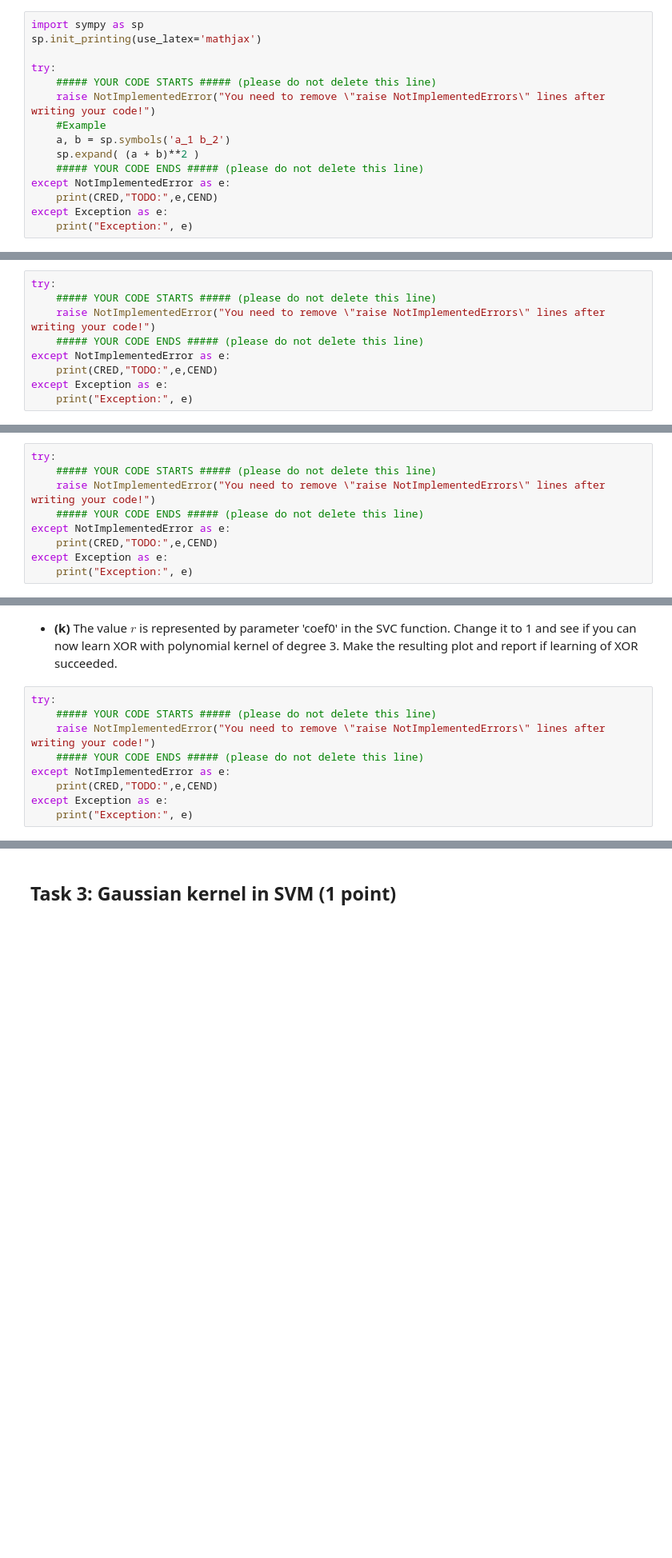
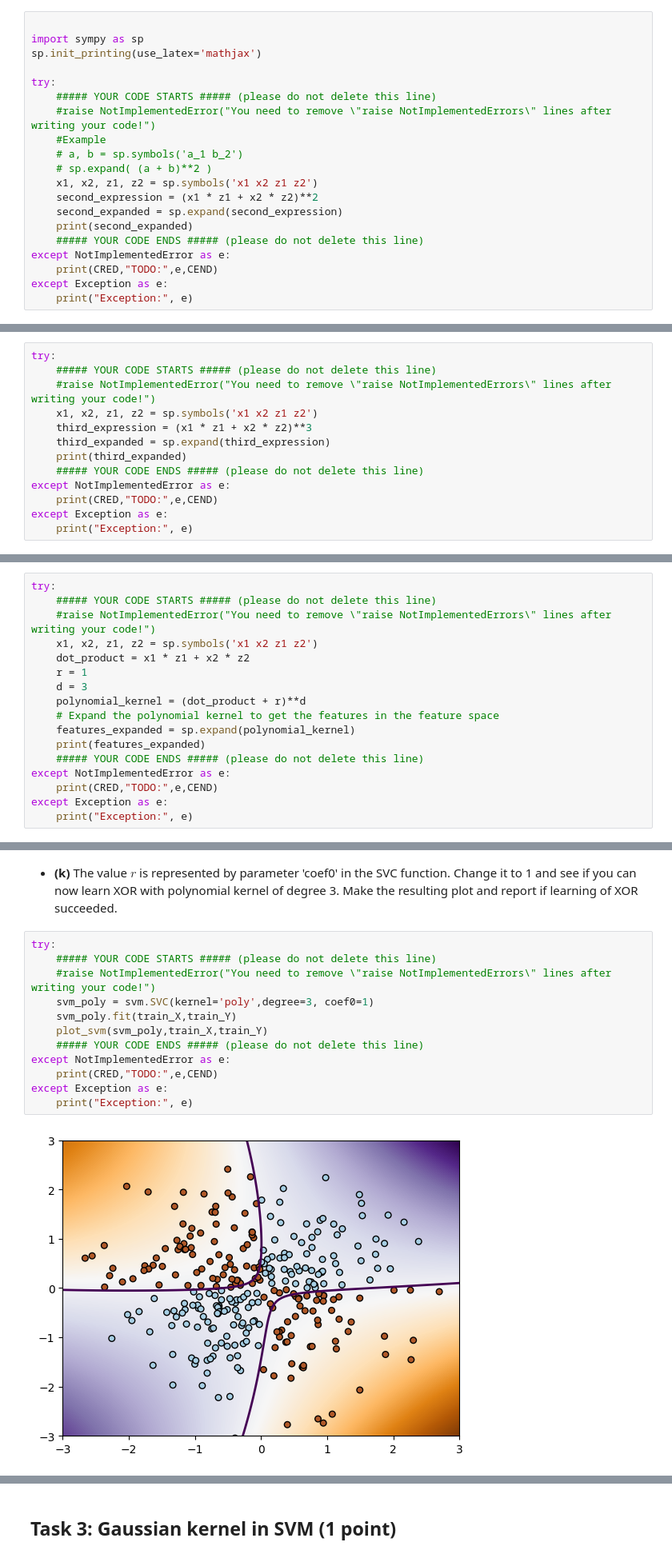
Before and after one commit to Luckyboi69/HeadwayTasks, a Jupyter notebook: Task4/Headway_ML_Kernel_Trick.ipynb, the cells around one changed output, grey strips where cells are left out. Shown at 80% size. Cells and saved outputs as stored; diff of their text form; blank space fills up the shorter version.

```diff
--- a/Task4/Headway_ML_Kernel_Trick.ipynb
+++ b/Task4/Headway_ML_Kernel_Trick.ipynb
@@ -221,15 +368,20 @@ except Exception as e:
 # %% [markdown]
 - **(e)** Expand the expression $\kappa(\mathbf{x},\mathbf{z})=\left(\mathbf{x}\cdot\mathbf{z}\right)^2$ (open the brackets) where $\mathbf{x}=(x_1,x_2)$ and $\mathbf{z}=(z_1,z_2)$. **<font color='purple'>For this please modify the following code for your purpose:</font>** Hint: we did this in the practice session, but you can follow a similar example at page 51 of Lecture 05.
 # %%
+
 import sympy as sp
 sp.init_printing(use_latex='mathjax')
 
 try:
     ##### YOUR CODE STARTS ##### (please do not delete this line)
-    raise NotImplementedError("You need to remove \"raise NotImplementedErrors\" lines after writing your code!")
+    #raise NotImplementedError("You need to remove \"raise NotImplementedErrors\" lines after writing your code!")
     #Example
-    a, b = sp.symbols('a_1 b_2')
-    sp.expand( (a + b)**2 )
+    # a, b = sp.symbols('a_1 b_2')
+    # sp.expand( (a + b)**2 )
+    x1, x2, z1, z2 = sp.symbols('x1 x2 z1 z2')
+    second_expression = (x1 * z1 + x2 * z2)**2
+    second_expanded = sp.expand(second_expression)
+    print(second_expanded)
     ##### YOUR CODE ENDS ##### (please do not delete this line)
 except NotImplementedError as e:
     print(CRED,"TODO:",e,CEND)
@@ -249,7 +407,11 @@ $\phi(x)=(...)$
 # %%
 try:
     ##### YOUR CODE STARTS ##### (please do not delete this line)
-    raise NotImplementedError("You need to remove \"raise NotImplementedErrors\" lines after writing your code!")
+    #raise NotImplementedError("You need to remove \"raise NotImplementedErrors\" lines after writing your code!")
+    x1, x2, z1, z2 = sp.symbols('x1 x2 z1 z2')
+    third_expression = (x1 * z1 + x2 * z2)**3
+    third_expanded = sp.expand(third_expression)
+    print(third_expanded)
     ##### YOUR CODE ENDS ##### (please do not delete this line)
 except NotImplementedError as e:
     print(CRED,"TODO:",e,CEND)
@@ -267,7 +432,15 @@ $\phi(x)=(...)$
 # %%
 try:
     ##### YOUR CODE STARTS ##### (please do not delete this line)
-    raise NotImplementedError("You need to remove \"raise NotImplementedErrors\" lines after writing your code!")
+    #raise NotImplementedError("You need to remove \"raise NotImplementedErrors\" lines after writing your code!")
+    x1, x2, z1, z2 = sp.symbols('x1 x2 z1 z2')
+    dot_product = x1 * z1 + x2 * z2
+    r = 1
+    d = 3
+    polynomial_kernel = (dot_product + r)**d
+    # Expand the polynomial kernel to get the features in the feature space
+    features_expanded = sp.expand(polynomial_kernel)
+    print(features_expanded)
     ##### YOUR CODE ENDS ##### (please do not delete this line)
 except NotImplementedError as e:
     print(CRED,"TODO:",e,CEND)
@@ -280,10 +458,15 @@ except Exception as e:
 # %%
 try:
     ##### YOUR CODE STARTS ##### (please do not delete this line)
-    raise NotImplementedError("You need to remove \"raise NotImplementedErrors\" lines after writing your code!")
+    #raise NotImplementedError("You need to remove \"raise NotImplementedErrors\" lines after writing your code!")
+    svm_poly = svm.SVC(kernel='poly',degree=3, coef0=1)
+    svm_poly.fit(train_X,train_Y)
+    plot_svm(svm_poly,train_X,train_Y)
     ##### YOUR CODE ENDS ##### (please do not delete this line)
 except NotImplementedError as e:
     print(CRED,"TODO:",e,CEND)
 except Exception as e:
     print("Exception:", e)
+# %% [output]
+[figure, added]
 # %% [markdown]
```
Also changed, not shown: parts of 33 cells of this notebook.
